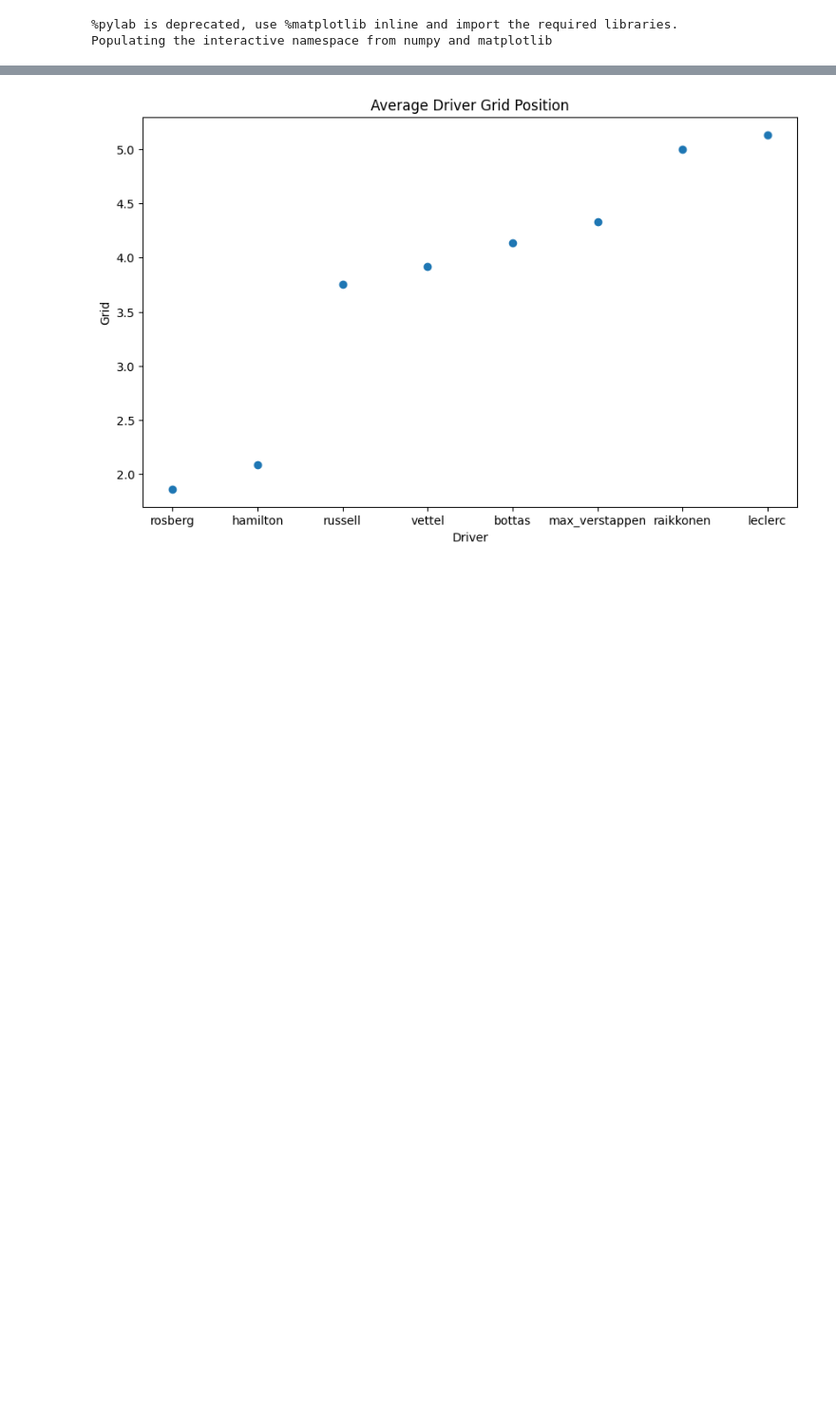
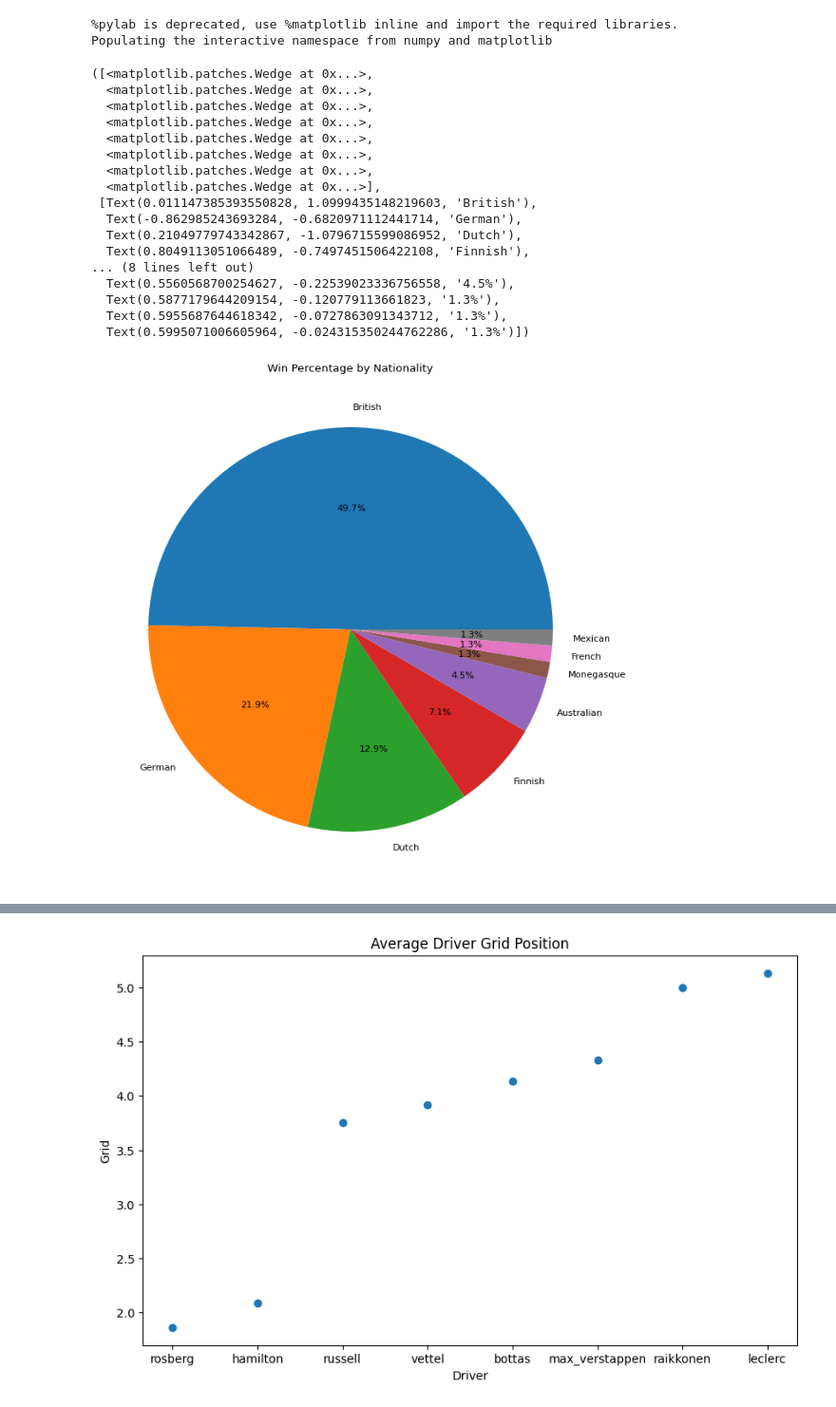
Before and after one commit to ollyjc99/f1-analytics, a Jupyter notebook: data analysis/driver-analysis.ipynb, the cells around one changed output, grey strips where cells are left out. Shown at 95% size. Cells and saved outputs as stored; diff of their text form; code cells hidden in the pictures; blank space fills up the shorter version.

```diff
--- a/data analysis/driver-analysis.ipynb
+++ b/data analysis/driver-analysis.ipynb
@@ -19 +21,29 @@ merged = pd.read_csv(path+'data/merged.csv')
+# %%
+nationalities = winners.nationality.value_counts()
+
+fig, axs = plt.subplots(1, dpi=80)
+fig.set_size_inches(10, 15)
+
+axs.set_title('Win Percentage by Nationality')
+
+axs.pie(nationalities.values, labels=nationalities.index,autopct='%1.1f%%')
+# %% [output]
+([<matplotlib.patches.Wedge at 0x...>,
+  <matplotlib.patches.Wedge at 0x...>,
+  <matplotlib.patches.Wedge at 0x...>,
+  <matplotlib.patches.Wedge at 0x...>,
+  <matplotlib.patches.Wedge at 0x...>,
+  <matplotlib.patches.Wedge at 0x...>,
+  <matplotlib.patches.Wedge at 0x...>,
+  <matplotlib.patches.Wedge at 0x...>],
+ [Text(0.011147385393550828, 1.0999435148219603, 'British'),
+  Text(-0.862985243693284, -0.6820971112441714, 'German'),
+  Text(0.21049779743342867, -1.0796715599086952, 'Dutch'),
+  Text(0.8049113051066489, -0.7497451506422108, 'Finnish'),
+... (8 lines left out)
+  Text(0.5560568700254627, -0.22539023336756558, '4.5%'),
+  Text(0.5877179644209154, -0.120779113661823, '1.3%'),
+  Text(0.5955687644618342, -0.0727863091343712, '1.3%'),
+  Text(0.5995071006605964, -0.024315350244762286, '1.3%')])
+[figure, added]
 # %%
```
Also changed, not shown: parts of 2 cells of this notebook.
